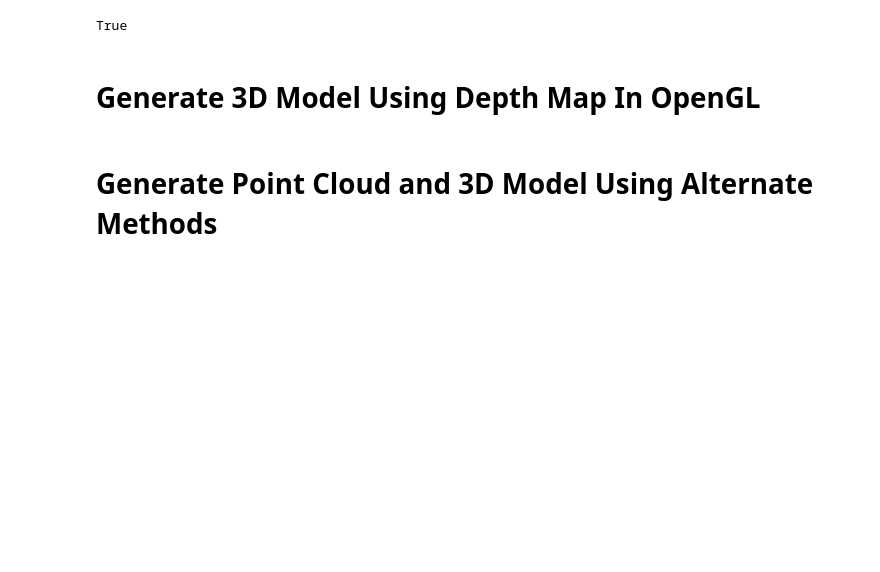
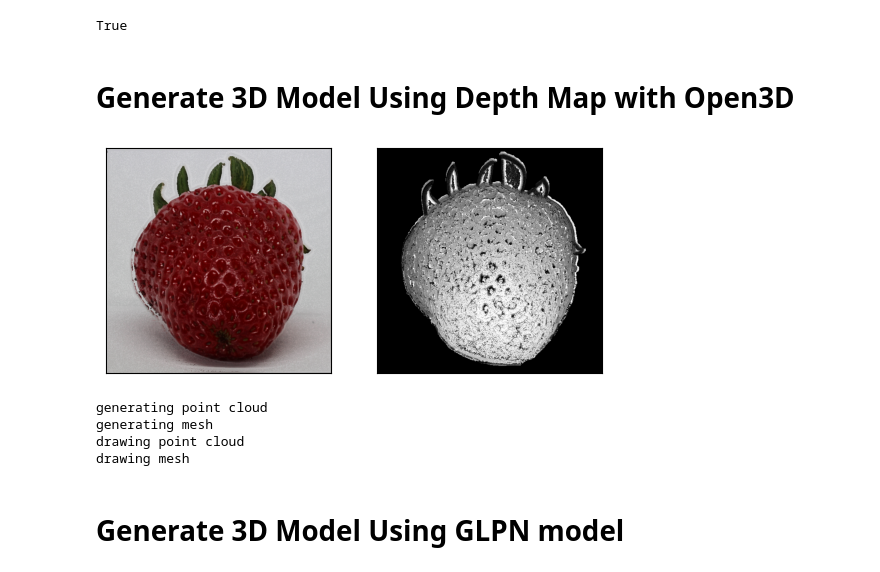
Before and after one commit to kgillam/CS445-Final-Project, a Jupyter notebook: 3D-FocusStack.ipynb, the cells around one changed output. Drawn from its saved outputs; the diff is of its cells as text; code cells hidden in the pictures; blank space fills up the shorter version.

```diff
--- a/3D-FocusStack.ipynb
+++ b/3D-FocusStack.ipynb
@@ -136,4 +151,4 @@ cv2.imwrite("output/strawberry_masked_depth_map.png", masked_depth_map)
 # %% [output]
 True
 # %% [markdown]
-# Generate 3D Model Using Depth Map In OpenGL
+# Generate 3D Model Using Depth Map with Open3D
@@ -140,2 +194,24 @@ True
+# %%
+image = cv2.cvtColor(merged, cv2.COLOR_BGR2RGB)
+
+show_image_and_depth_map(image, masked_depth_map)
+
+print('generating point cloud')
+pcd = generate_point_cloud(image, masked_depth_map)
+
+print('generating mesh')
+mesh = generate_mesh(pcd)
+
+print('drawing point cloud')
+o3d.visualization.draw_geometries([pcd])
+
+print('drawing mesh')
+o3d.visualization.draw_geometries([mesh], mesh_show_back_face=True)
+# %% [output]
+[figure, added]
+generating point cloud
+generating mesh
+drawing point cloud
+drawing mesh
 # %% [markdown]
-# Generate Point Cloud and 3D Model Using Alternate Methods
+# Generate 3D Model Using GLPN model
```
Also changed, not shown: parts of 11 cells of this notebook.
